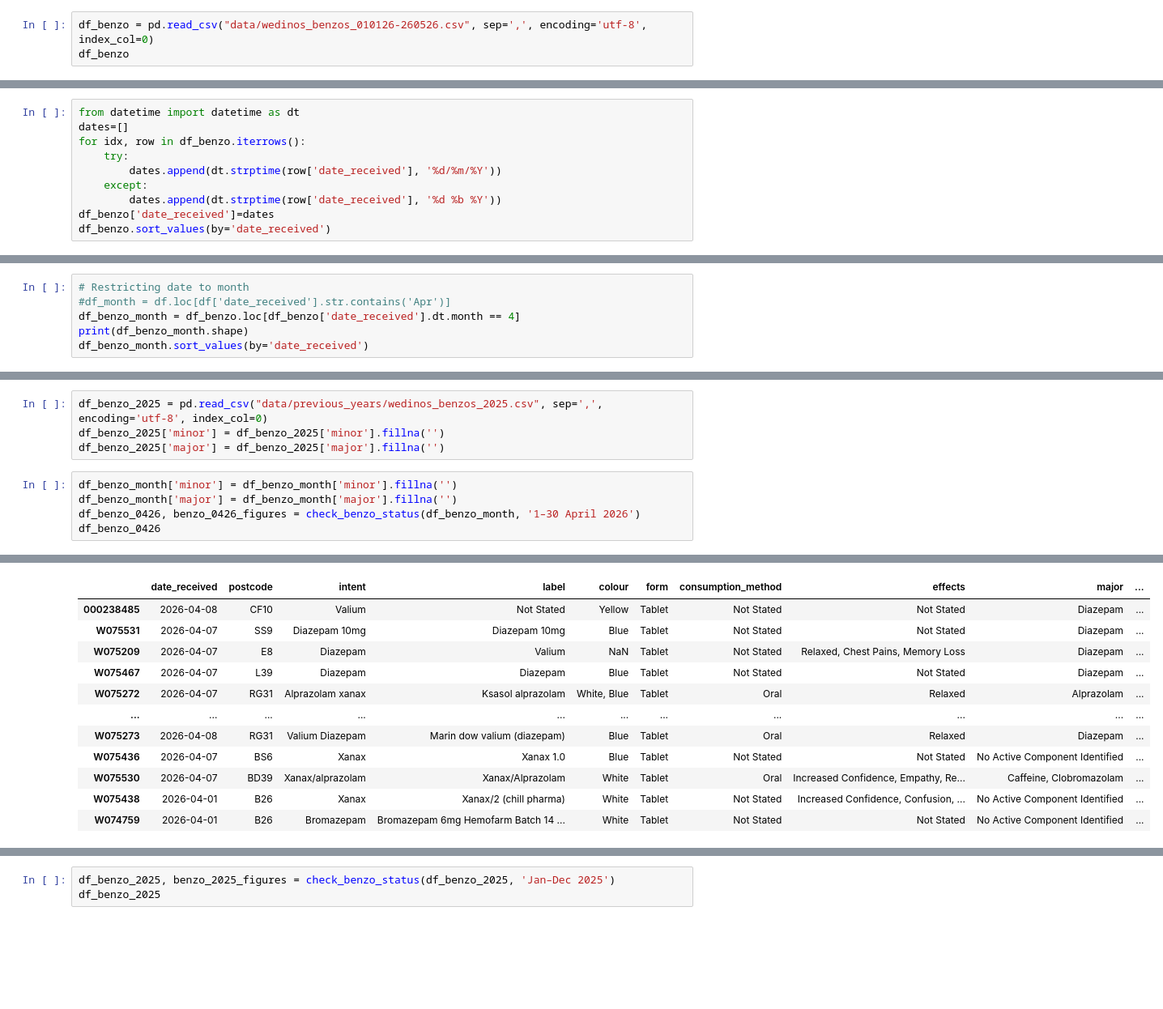
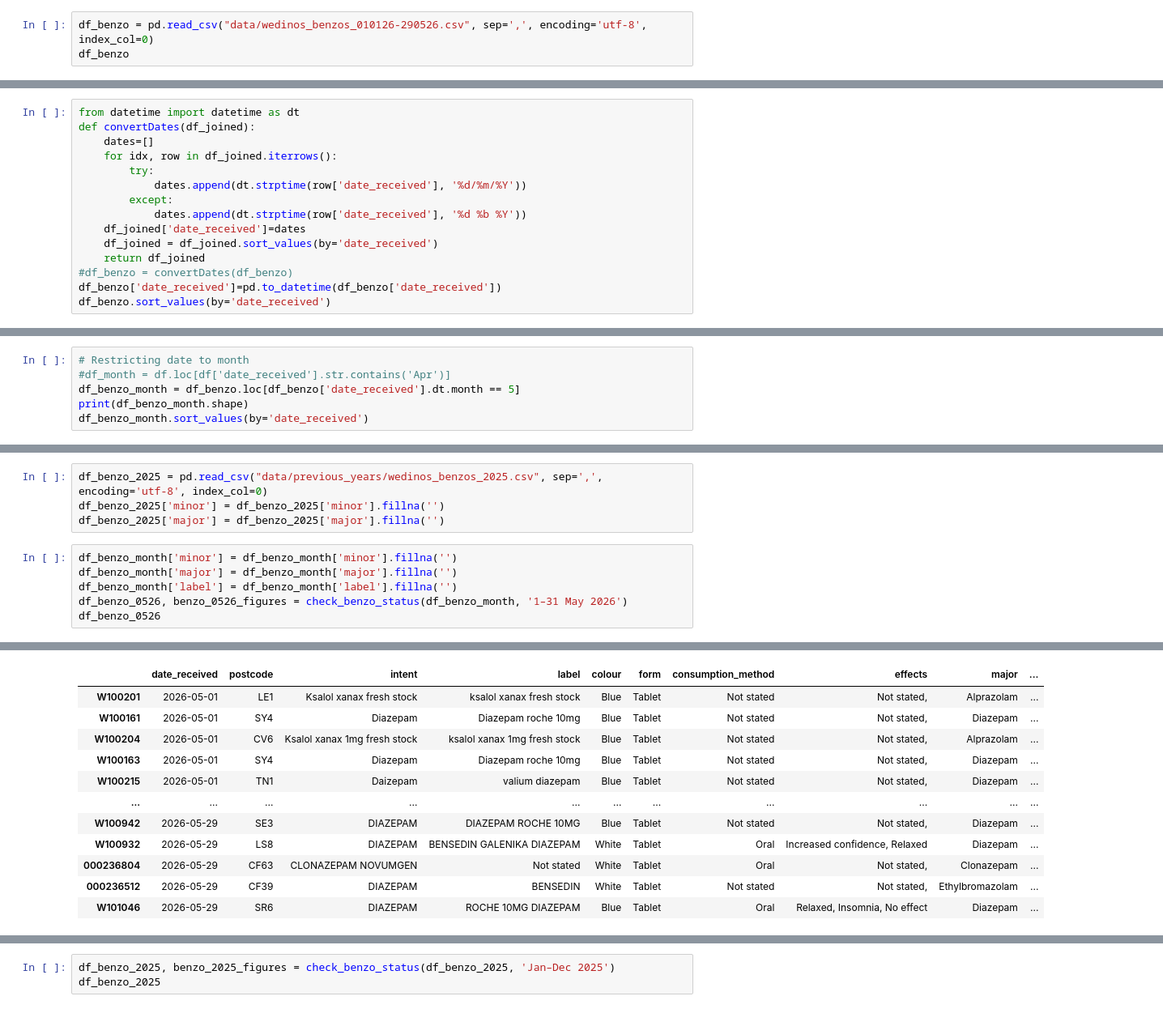
Before and after one commit to Benzo-Research-Project/NitazeneMap, a Jupyter notebook: WEDINOSParser.ipynb, the cells around one changed output, grey strips where cells are left out. Shown at 81% size. Saved outputs shown, nothing was run; the diff lists cells and outputs as text; blank space fills up the shorter version.

Commit message:
May '26 data

```diff
--- a/WEDINOSParser.ipynb
+++ b/WEDINOSParser.ipynb
@@ -746,7 +746,7 @@ if save_map == 'y':
 # %% [markdown]
 ## Splitting by month
 # %%
-df_benzo = pd.read_csv("data/wedinos_benzos_010126-260526.csv", sep=',', encoding='utf-8', index_col=0)
+df_benzo = pd.read_csv("data/wedinos_benzos_010126-290526.csv", sep=',', encoding='utf-8', index_col=0)
 df_benzo
 # %% [output]
 |  | date_received | postcode | intent | label | colour | form | consumption_method | effects | major | ... |
@@ -765,12 +765,17 @@ df_benzo
 # %%
 from datetime import datetime as dt
-dates=[]
-for idx, row in df_benzo.iterrows():
-    try:
-        dates.append(dt.strptime(row['date_received'], '%d/%m/%Y'))
-    except:
-        dates.append(dt.strptime(row['date_received'], '%d %b %Y'))
-df_benzo['date_received']=dates
+def convertDates(df_joined):
+    dates=[]
+    for idx, row in df_joined.iterrows():
+        try:
+            dates.append(dt.strptime(row['date_received'], '%d/%m/%Y'))
+        except:
+            dates.append(dt.strptime(row['date_received'], '%d %b %Y'))
+    df_joined['date_received']=dates
+    df_joined = df_joined.sort_values(by='date_received')
+    return df_joined
+#df_benzo = convertDates(df_benzo)
+df_benzo['date_received']=pd.to_datetime(df_benzo['date_received'])
 df_benzo.sort_values(by='date_received')
 # %% [output]
 |  | date_received | postcode | intent | label | colour | form | consumption_method | effects | major | ... |
@@ -789,7 +794,7 @@ df_benzo.sort_values(by='date_received')
 # %%
 # Restricting date to month
 #df_month = df.loc[df['date_received'].str.contains('Apr')]
-df_benzo_month = df_benzo.loc[df_benzo['date_received'].dt.month == 4]
+df_benzo_month = df_benzo.loc[df_benzo['date_received'].dt.month == 5]
 print(df_benzo_month.shape)
 df_benzo_month.sort_values(by='date_received')
 # %% [output]
@@ -1003,6 +1008,7 @@ df_benzo_2025['major'] = df_benzo_2025['major'].fillna('')
 # %%
 df_benzo_month['minor'] = df_benzo_month['minor'].fillna('')
 df_benzo_month['major'] = df_benzo_month['major'].fillna('')
-df_benzo_0426, benzo_0426_figures = check_benzo_status(df_benzo_month, '1–30 April 2026')
-df_benzo_0426
+df_benzo_month['label'] = df_benzo_month['label'].fillna('')
+df_benzo_0526, benzo_0526_figures = check_benzo_status(df_benzo_month, '1–31 May 2026')
+df_benzo_0526
 # %% [output]
@@ -1032,12 +1036,12 @@ See the caveats in the documentation: https://pandas.pydata.org/pandas-docs/stab
 |  | date_received | postcode | intent | label | colour | form | consumption_method | effects | major | ... |
-| 000238485 | 2026-04-08 | CF10 | Valium | Not Stated | Yellow | Tablet | Not Stated | Not Stated | Diazepam | ... |
-| W075531 | 2026-04-07 | SS9 | Diazepam 10mg | Diazepam 10mg | Blue | Tablet | Not Stated | Not Stated | Diazepam | ... |
-| W075209 | 2026-04-07 | E8 | Diazepam | Valium | NaN | Tablet | Not Stated | Relaxed, Chest Pains, Memory Loss | Diazepam | ... |
-| W075467 | 2026-04-07 | L39 | Diazepam | Diazepam | Blue | Tablet | Not Stated | Not Stated | Diazepam | ... |
-| W075272 | 2026-04-07 | RG31 | Alprazolam xanax | Ksasol alprazolam | White, Blue | Tablet | Oral | Relaxed | Alprazolam | ... |
+| W100201 | 2026-05-01 | LE1 | Ksalol xanax fresh stock | ksalol xanax fresh stock | Blue | Tablet | Not stated | Not stated, | Alprazolam | ... |
+| W100161 | 2026-05-01 | SY4 | Diazepam | Diazepam roche 10mg | Blue | Tablet | Not stated | Not stated, | Diazepam | ... |
+| W100204 | 2026-05-01 | CV6 | Ksalol xanax 1mg fresh stock | ksalol xanax 1mg fresh stock | Blue | Tablet | Not stated | Not stated, | Alprazolam | ... |
+| W100163 | 2026-05-01 | SY4 | Diazepam | Diazepam roche 10mg | Blue | Tablet | Not stated | Not stated, | Diazepam | ... |
+| W100215 | 2026-05-01 | TN1 | Daizepam | valium diazepam | Blue | Tablet | Not stated | Not stated, | Diazepam | ... |
 | ... | ... | ... | ... | ... | ... | ... | ... | ... | ... | ... |
-| W075273 | 2026-04-08 | RG31 | Valium Diazepam | Marin dow valium (diazepam) | Blue | Tablet | Oral | Relaxed | Diazepam | ... |
-| W075436 | 2026-04-07 | BS6 | Xanax | Xanax 1.0 | Blue | Tablet | Not Stated | Not Stated | No Active Component Identified | ... |
-| W075530 | 2026-04-07 | BD39 | Xanax/alprazolam | Xanax/Alprazolam | White | Tablet | Oral | Increased Confidence, Empathy, Re... | Caffeine, Clobromazolam | ... |
-| W075438 | 2026-04-01 | B26 | Xanax | Xanax/2 (chill pharma) | White | Tablet | Not Stated | Increased Confidence, Confusion, ... | No Active Component Identified | ... |
-| W074759 | 2026-04-01 | B26 | Bromazepam | Bromazepam 6mg Hemofarm Batch 14 ... | White | Tablet | Not Stated | Not Stated | No Active Component Identified | ... |
+| W100942 | 2026-05-29 | SE3 | DIAZEPAM | DIAZEPAM ROCHE 10MG | Blue | Tablet | Not stated | Not stated, | Diazepam | ... |
+| W100932 | 2026-05-29 | LS8 | DIAZEPAM | BENSEDIN GALENIKA DIAZEPAM | White | Tablet | Oral | Increased confidence, Relaxed | Diazepam | ... |
+| 000236804 | 2026-05-29 | CF63 | CLONAZEPAM NOVUMGEN | Not stated | White | Tablet | Oral | Not stated, | Clonazepam | ... |
+| 000236512 | 2026-05-29 | CF39 | DIAZEPAM | BENSEDIN | White | Tablet | Not stated | Not stated, | Ethylbromazolam | ... |
+| W101046 | 2026-05-29 | SR6 | DIAZEPAM | ROCHE 10MG DIAZEPAM | Blue | Tablet | Oral | Relaxed, Insomnia, No effect | Diazepam | ... |
```
Also changed, not shown: parts of 10 cells of this notebook, 11 other files.
